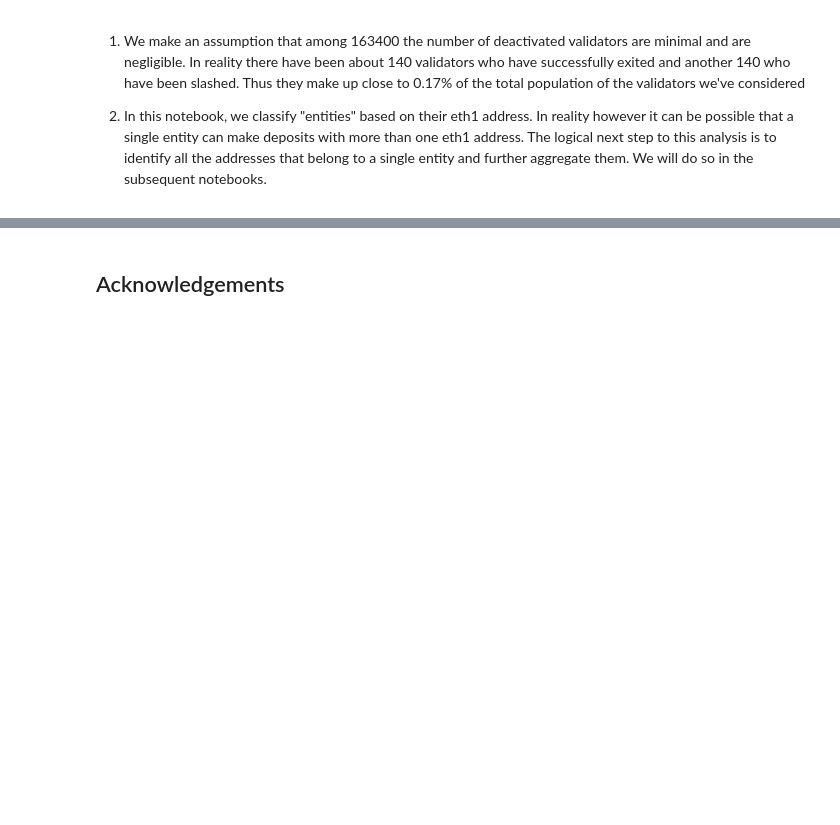
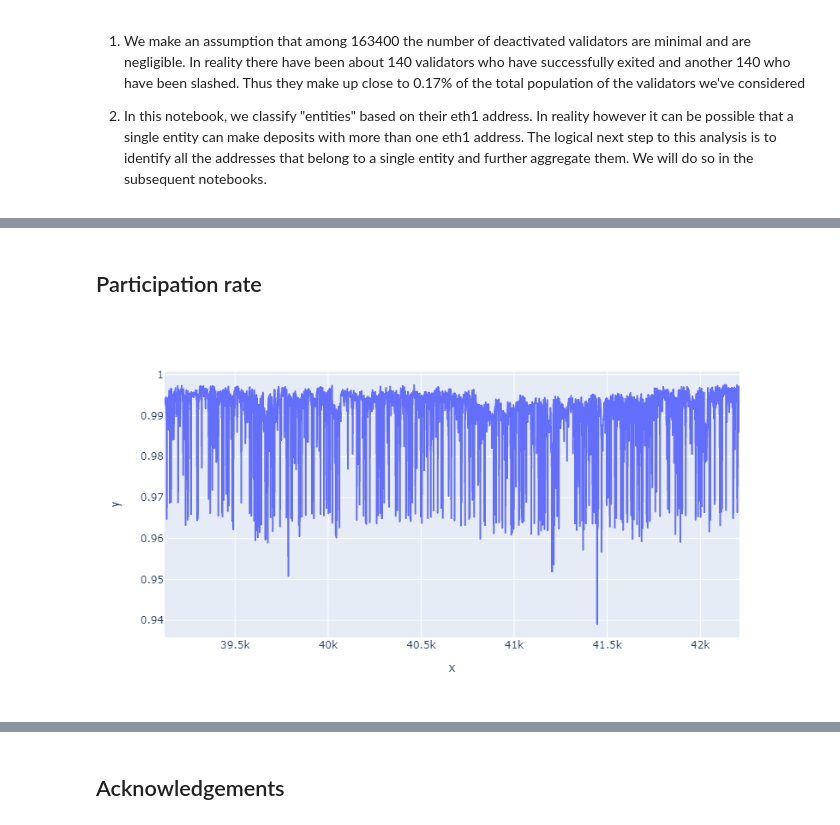
Before and after one commit to SHSR2001/beacondigest, a Jupyter notebook: notebooks/2021/06/07/oceanic.ipynb, the cells around one changed output, grey strips where cells are left out. Drawn from its saved outputs; the diff is of its cells as text; code cells hidden in the pictures; blank space fills up the shorter version.

```diff
--- a/notebooks/2021/06/07/oceanic.ipynb
+++ b/notebooks/2021/06/07/oceanic.ipynb
@@ -198,0 +292,6 @@ Hence, the results clearly reveal that the higher the resource, the higher the v
+# %% [markdown]
+## Participation rate
+# %%
+px.line(x=df4['epoch'], y=df4['participation_rate'])
+# %% [output]
+[figure, added]
```
Also changed, not shown: parts of 19 cells of this notebook, 1 other file.
